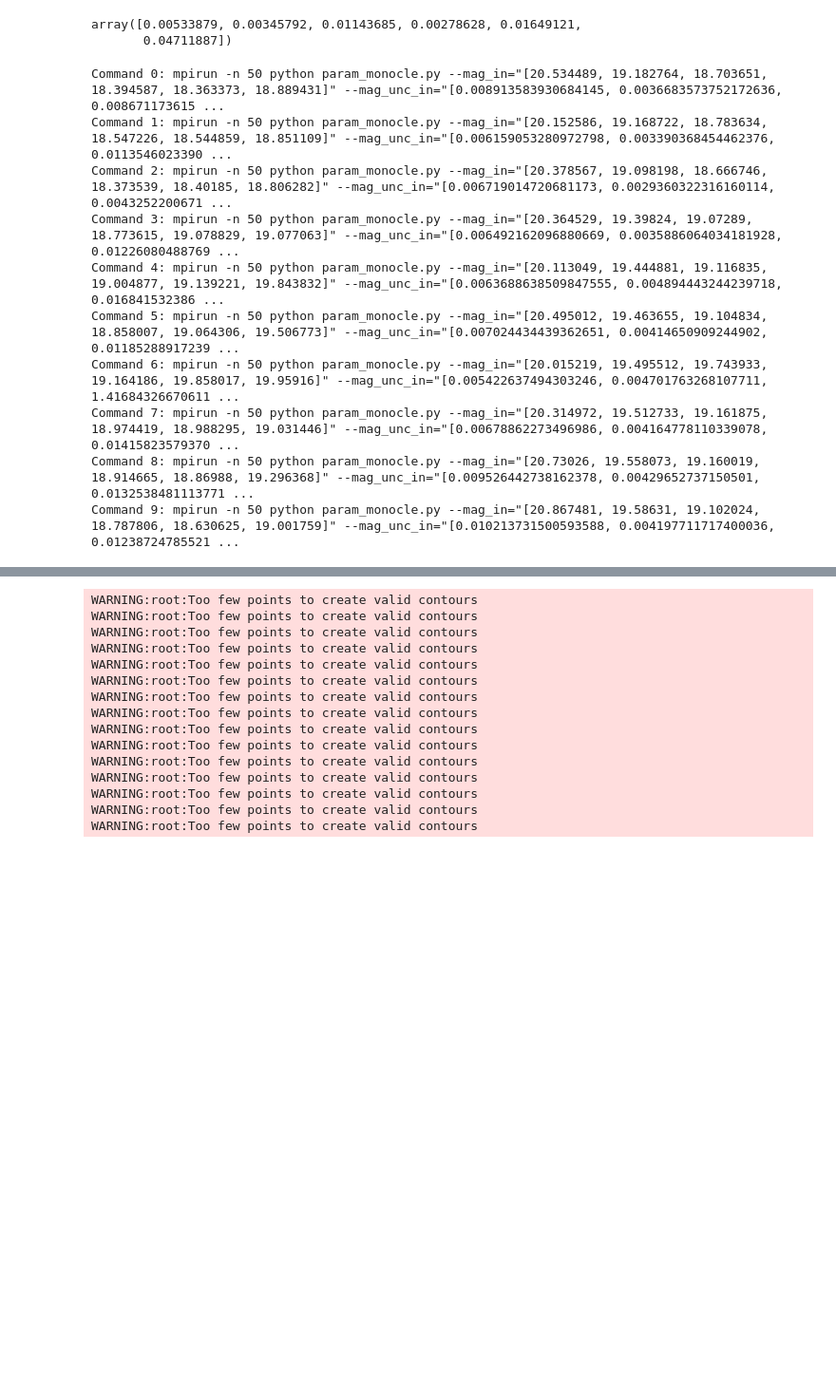
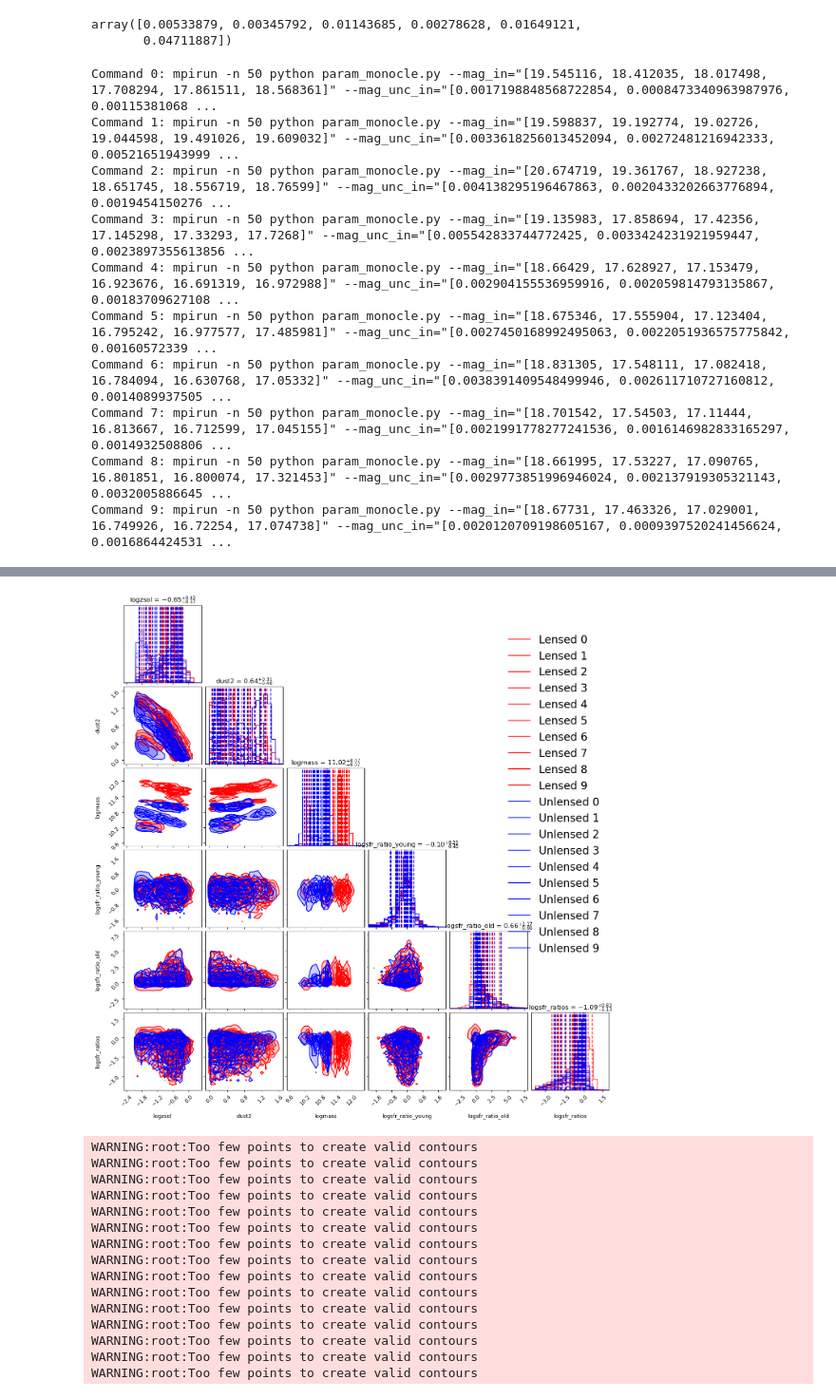
Before and after one commit to eramey16/galactic_lenses, a Jupyter notebook: DR10.ipynb, the cells around one changed output, grey strips where cells are left out. Shown at 95% size. Drawn from its saved outputs; the diff is of its cells as text; code cells hidden in the pictures; blank space fills up the shorter version.

Commit message:
Last commit before changing param_monocle

```diff
--- a/DR10.ipynb
+++ b/DR10.ipynb
@@ -67,9 +116,9 @@ Name: z_phot_median, dtype: float64
 # %%
-filters = [f'dered_mag_{x}' for x in bands]
-sig_f = np.array([(trac['flux_ivar_'+b])**-.5 for b in bands])
-f = np.array([trac['dered_flux_'+b] for b in bands])
-sig_m = 2.5 / np.log(10) * sig_f / f
-list(sig_m.ravel())
+# filters = [f'dered_mag_{x}' for x in bands]
+# sig_f = np.array([(trac['flux_ivar_'+b])**-.5 for b in bands])
+# f = np.array([trac['dered_flux_'+b] for b in bands])
+# sig_m = 2.5 / np.log(10) * sig_f / f
+# list(sig_m.ravel())
 # %% [output]
 [0.004564593636565504,
  0.0020368344329730038,
@@ -107,33 +156,36 @@ data = pd.read_csv("test_galaxies.csv")
 # %%
-gal10 = data
+gal10 = lens10
+# gal10 = classify.query_galaxy(iptf16['ra'], iptf16['dec'])
 for i,gal in gal10.iterrows():
     print(f"Command {i}: mpirun -n 50 python param_monocle.py --mag_in=\"{list(gal[['dered_mag_'+b for b in bands]])}\" " \
           f"--mag_unc_in=\"{list(2.5 / np.log(10) / np.array([gal['snr_'+b] for b in bands]))}\" " \
-          f"--object_redshift={gal['z_phot_median']} --outfile=unlensed_nonparam_{i}")
+          f"--object_redshift={gal['z_phot_median']} --outfile=test_data/lensed_nonparam_1{i}")
 # %% [output]
-Command 0: mpirun -n 50 python param_monocle.py --mag_in="[20.534489, 19.182764, 18.703651, 18.394587, 18.363373, 18.889431]" --mag_unc_in="[0.008913583930684145, 0.0036683573752172636, 0.008671173615 ...
-Command 1: mpirun -n 50 python param_monocle.py --mag_in="[20.152586, 19.168722, 18.783634, 18.547226, 18.544859, 18.851109]" --mag_unc_in="[0.006159053280972798, 0.003390368454462376, 0.0113546023390 ...
-Command 2: mpirun -n 50 python param_monocle.py --mag_in="[20.378567, 19.098198, 18.666746, 18.373539, 18.40185, 18.806282]" --mag_unc_in="[0.006719014720681173, 0.0029360322316160114, 0.0043252200671 ...
-Command 3: mpirun -n 50 python param_monocle.py --mag_in="[20.364529, 19.39824, 19.07289, 18.773615, 19.078829, 19.077063]" --mag_unc_in="[0.006492162096880669, 0.0035886064034181928, 0.01226080488769 ...
-Command 4: mpirun -n 50 python param_monocle.py --mag_in="[20.113049, 19.444881, 19.116835, 19.004877, 19.139221, 19.843832]" --mag_unc_in="[0.0063688638509847555, 0.004894443244239718, 0.016841532386 ...
-Command 5: mpirun -n 50 python param_monocle.py --mag_in="[20.495012, 19.463655, 19.104834, 18.858007, 19.064306, 19.506773]" --mag_unc_in="[0.007024434439362651, 0.00414650909244902, 0.01185288917239 ...
-Command 6: mpirun -n 50 python param_monocle.py --mag_in="[20.015219, 19.495512, 19.743933, 19.164186, 19.858017, 19.95916]" --mag_unc_in="[0.005422637494303246, 0.004701763268107711, 1.41684326670611 ...
-Command 7: mpirun -n 50 python param_monocle.py --mag_in="[20.314972, 19.512733, 19.161875, 18.974419, 18.988295, 19.031446]" --mag_unc_in="[0.00678862273496986, 0.004164778110339078, 0.01415823579370 ...
-Command 8: mpirun -n 50 python param_monocle.py --mag_in="[20.73026, 19.558073, 19.160019, 18.914665, 18.86988, 19.296368]" --mag_unc_in="[0.009526442738162378, 0.00429652737150501, 0.0132538481113771 ...
-Command 9: mpirun -n 50 python param_monocle.py --mag_in="[20.867481, 19.58631, 19.102024, 18.787806, 18.630625, 19.001759]" --mag_unc_in="[0.010213731500593588, 0.004197711717400036, 0.01238724785521 ...
+Command 0: mpirun -n 50 python param_monocle.py --mag_in="[19.545116, 18.412035, 18.017498, 17.708294, 17.861511, 18.568361]" --mag_unc_in="[0.0017198848568722854, 0.0008473340963987976, 0.00115381068 ...
+Command 1: mpirun -n 50 python param_monocle.py --mag_in="[19.598837, 19.192774, 19.02726, 19.044598, 19.491026, 19.609032]" --mag_unc_in="[0.0033618256013452094, 0.00272481216942333, 0.00521651943999 ...
+Command 2: mpirun -n 50 python param_monocle.py --mag_in="[20.674719, 19.361767, 18.927238, 18.651745, 18.556719, 18.76599]" --mag_unc_in="[0.004138295196467863, 0.0020433202663776894, 0.0019454150276 ...
+Command 3: mpirun -n 50 python param_monocle.py --mag_in="[19.135983, 17.858694, 17.42356, 17.145298, 17.33293, 17.7268]" --mag_unc_in="[0.005542833744772425, 0.0033424231921959447, 0.0023897355613856 ...
+Command 4: mpirun -n 50 python param_monocle.py --mag_in="[18.66429, 17.628927, 17.153479, 16.923676, 16.691319, 16.972988]" --mag_unc_in="[0.002904155536959916, 0.002059814793135867, 0.00183709627108 ...
+Command 5: mpirun -n 50 python param_monocle.py --mag_in="[18.675346, 17.555904, 17.123404, 16.795242, 16.977577, 17.485981]" --mag_unc_in="[0.0027450168992495063, 0.0022051936575775842, 0.00160572339 ...
+Command 6: mpirun -n 50 python param_monocle.py --mag_in="[18.831305, 17.548111, 17.082418, 16.784094, 16.630768, 17.05332]" --mag_unc_in="[0.0038391409548499946, 0.002611710727160812, 0.0014089937505 ...
+Command 7: mpirun -n 50 python param_monocle.py --mag_in="[18.701542, 17.54503, 17.11444, 16.813667, 16.712599, 17.045155]" --mag_unc_in="[0.0021991778277241536, 0.0016146982833165297, 0.0014932508806 ...
+Command 8: mpirun -n 50 python param_monocle.py --mag_in="[18.661995, 17.53227, 17.090765, 16.801851, 16.800074, 17.321453]" --mag_unc_in="[0.0029773851996946024, 0.002137919305321143, 0.0032005886645 ...
+Command 9: mpirun -n 50 python param_monocle.py --mag_in="[18.67731, 17.463326, 17.029001, 16.749926, 16.72254, 17.074738]" --mag_unc_in="[0.0020120709198605167, 0.0009397520241456624, 0.0016864424531 ...
 # %%
 def make_plots_for_h5(h5_files, ax_range=None, save=True, traceplot=False,
-                     labels=None):
+                     colors=None, labels=None):
     if not isinstance(h5_files, list):
         h5_files = [h5_files]
     if labels is None:
         r = np.arange(len(h5_files))
         labels = [f"File {i+1}" for i in r]
 
-    colors = mpl.colormaps['tab20']
+    colormap = mpl.colormaps['tab20']
 
     cornerfig = None
+    color_legend = []
     for i,h5_file in enumerate(h5_files):
+
         h5_handle = h5_file.split('.')[0]
 
         res, obs, model = reader.results_from(h5_file)
@@ -144,16 +196,22 @@ def make_plots_for_h5(h5_files, ax_range=None, save=True, traceplot=False,
                 savefile = 'figs/'+h5_handle+'_tracefig.png'
                 plt.savefig(savefile, bbox_inches='tight')
 
+        if colors is None:
+            color = colormap(i*2)
+        else:
+            color = colors[i]
+        color_legend.append(color)
+
         if cornerfig is None:
-            cornerfig = reader.subcorner(res, range=ax_range, color=colors(i*2))
+            cornerfig = reader.subcorner(res, range=ax_range, color=color)
         else:
-            reader.subcorner(res, range=ax_range, fig=cornerfig, color=colors(i*2))
+            reader.subcorner(res, range=ax_range, fig=cornerfig, color=color)
 
         if save:
             savefile = 'figs/'+h5_handle+'_subcorner.png'
             plt.savefig(savefile, bbox_inches='tight')
 
-    plt.legend(handles=[mpl.lines.Line2D([],[], color=colors(i*2), label=labels[i])
+    plt.legend(handles=[mpl.lines.Line2D([],[], color=color_legend[i], label=labels[i])
                        for i in range(len(h5_files))], frameon=False,
                        bbox_to_anchor=(1, len(res['theta_labels'])),
                        fontsize=20
@@ -175,3 +233,11 @@ def make_plots_for_h5(h5_files, ax_range=None, save=True, traceplot=False,
 # ax_range=[(0.555, .585), (-.02, 0.3), (0.05, .4), (.8, 1.1), (11.4, 11.85), (-1.05, 0)]
 # make_plots_for_h5(unlensed_h5, save=False, ax_range=ax_range) # Unlensed
 # plt.savefig('figs/unlensed_custom_iband.png', bbox_inches='tight')
+# %%
+unlensed = [f'test_data/unlensed_nonparam_1{i}.h5' for i in range(10)]
+lensed = [f'test_data/lensed_nonparam_1{i}.h5' for i in range(10)]
+ax_range = [(-2.5,.5), (-.1, 1.7), (9.5, 12.5), (-2, 2), (-4, 8), (-4.1, 2)]
+make_plots_for_h5(lensed+unlensed, ax_range=ax_range,
+                  labels=[f'Lensed {i}' for i in range(10)]+[f'Unlensed {i}' for i in range(10)],
+                  colors=['r']*10+['b']*10, save=False)
+# %% [output]
@@ -178,3 +261,4 @@ def make_plots_for_h5(h5_files, ax_range=None, save=True, traceplot=False,
+[figure, added]
 # %%
 ax_range=[(.42,.585), (-.02, 0.3), (0.05, .4), (.8, 1.1), (11.3, 11.9), (-1.1, 0)]
 make_plots_for_h5([unlensed_h5, lensed_h5], ax_range=ax_range,
```
Also changed, not shown: parts of 13 cells of this notebook, 4 other files.
